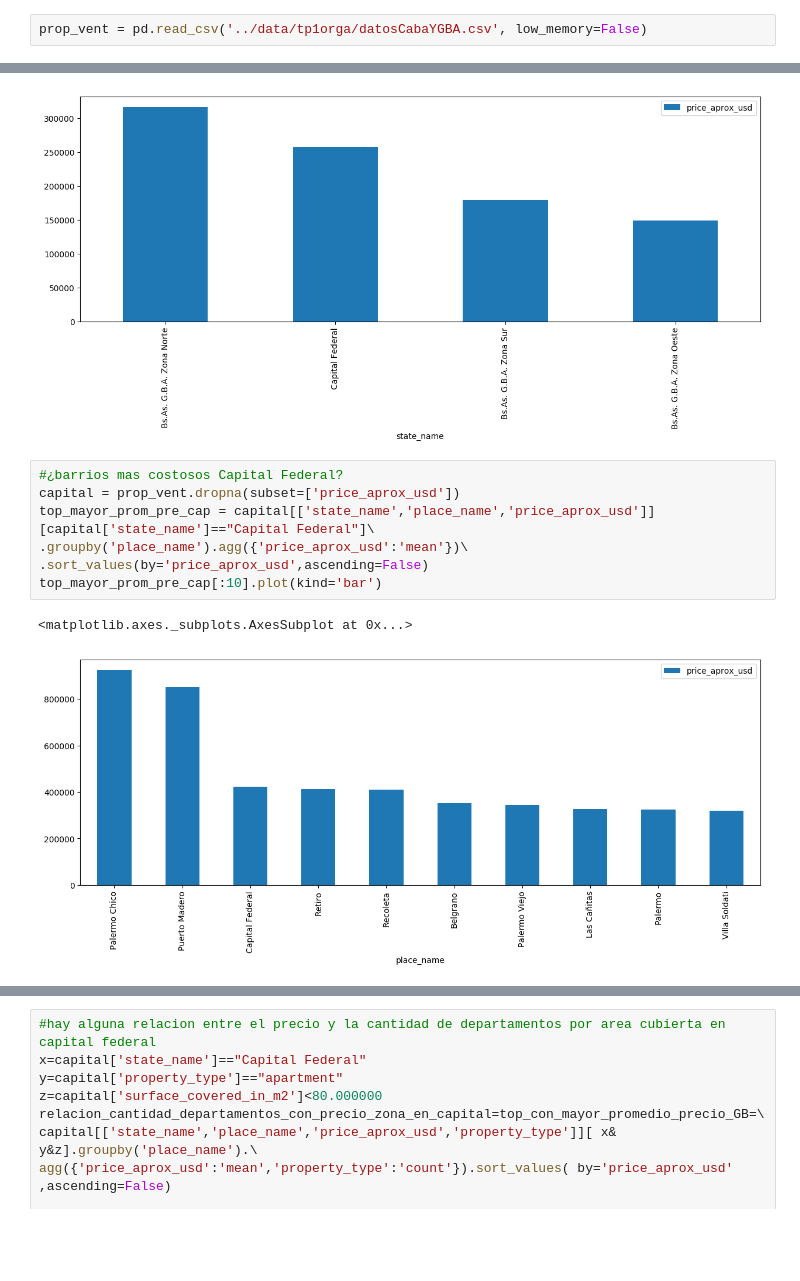
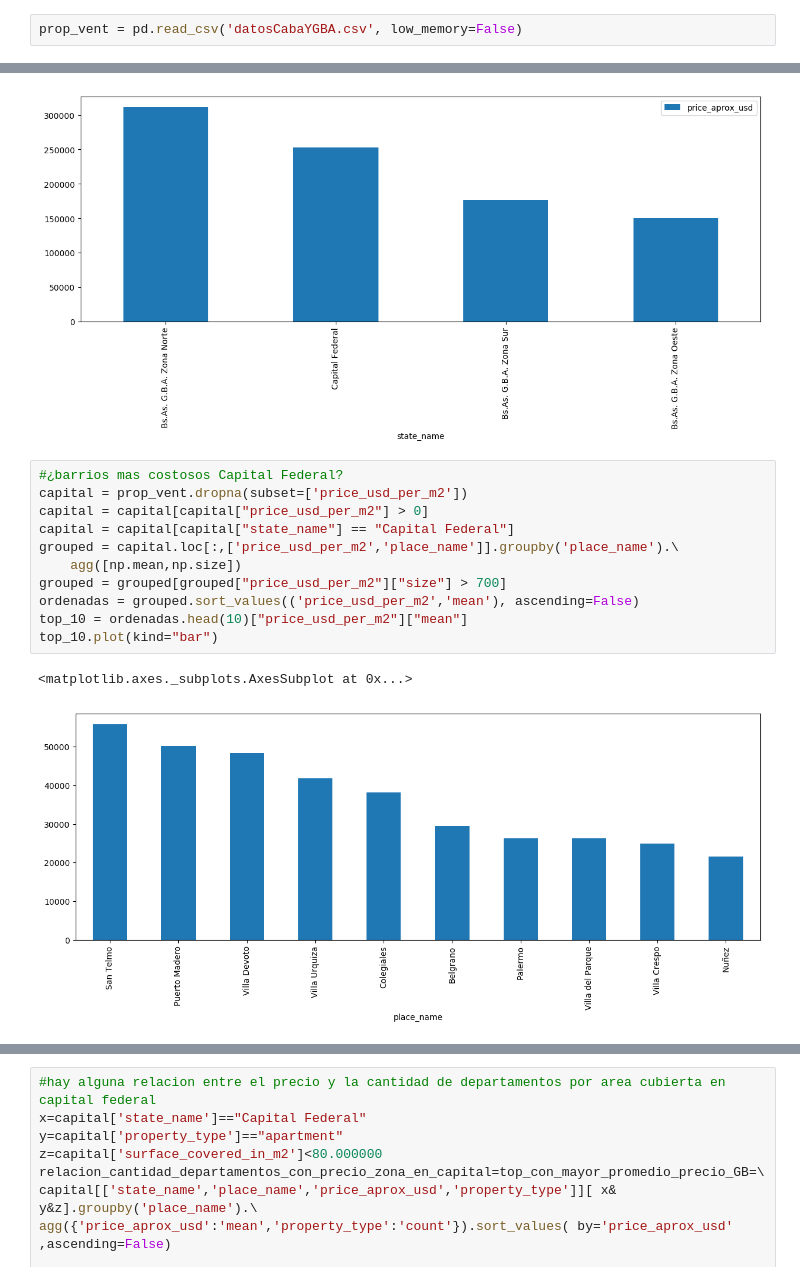
Before and after one commit to yussefomar/tp1OrganizacionComputador, a Jupyter notebook: tp1analisisexploratirioversion2.ipynb, the cells around one changed output, grey strips where cells are left out. Drawn from its saved outputs; the diff is of its cells as text; blank space fills up the shorter version.

Commit message:
Fix a barrios mas caros de capital

```diff
--- a/tp1analisisexploratirioversion2.ipynb
+++ b/tp1analisisexploratirioversion2.ipynb
@@ -14,7 +14,7 @@ import matplotlib.pyplot as plt
 plt.style.use('default') # haciendo los graficos un poco mas bonitos xD
 plt.rcParams['figure.figsize'] = (15, 5)
 # %%
-prop_vent = pd.read_csv('../data/tp1orga/datosCabaYGBA.csv', low_memory=False)
+prop_vent = pd.read_csv('datosCabaYGBA.csv', low_memory=False)
 # %%
  prop_vent.head()
 # %% [output]
@@ -92,11 +89,15 @@ prop_vent.groupby('state_name').agg({'price_aprox_usd':'mean'}).sort_values( by=
 [figure]
 # %%
 #¿barrios mas costosos Capital Federal?
-capital = prop_vent.dropna(subset=['price_aprox_usd'])
-top_mayor_prom_pre_cap = capital[['state_name','place_name','price_aprox_usd']][capital['state_name']=="Capital Federal"]\
-.groupby('place_name').agg({'price_aprox_usd':'mean'})\
-.sort_values(by='price_aprox_usd',ascending=False)
-top_mayor_prom_pre_cap[:10].plot(kind='bar')
+capital = prop_vent.dropna(subset=['price_usd_per_m2'])
+capital = capital[capital["price_usd_per_m2"] > 0]
+capital = capital[capital["state_name"] == "Capital Federal"]
+grouped = capital.loc[:,['price_usd_per_m2','place_name']].groupby('place_name').\
+    agg([np.mean,np.size])
+grouped = grouped[grouped["price_usd_per_m2"]["size"] > 700]
+ordenadas = grouped.sort_values(('price_usd_per_m2','mean'), ascending=False)
+top_10 = ordenadas.head(10)["price_usd_per_m2"]["mean"]
+top_10.plot(kind="bar")
 # %% [output]
 <matplotlib.axes._subplots.AxesSubplot at 0x...>
-[figure, old version]
+[figure, new version]
```
Also changed, not shown: parts of 7 cells of this notebook.
